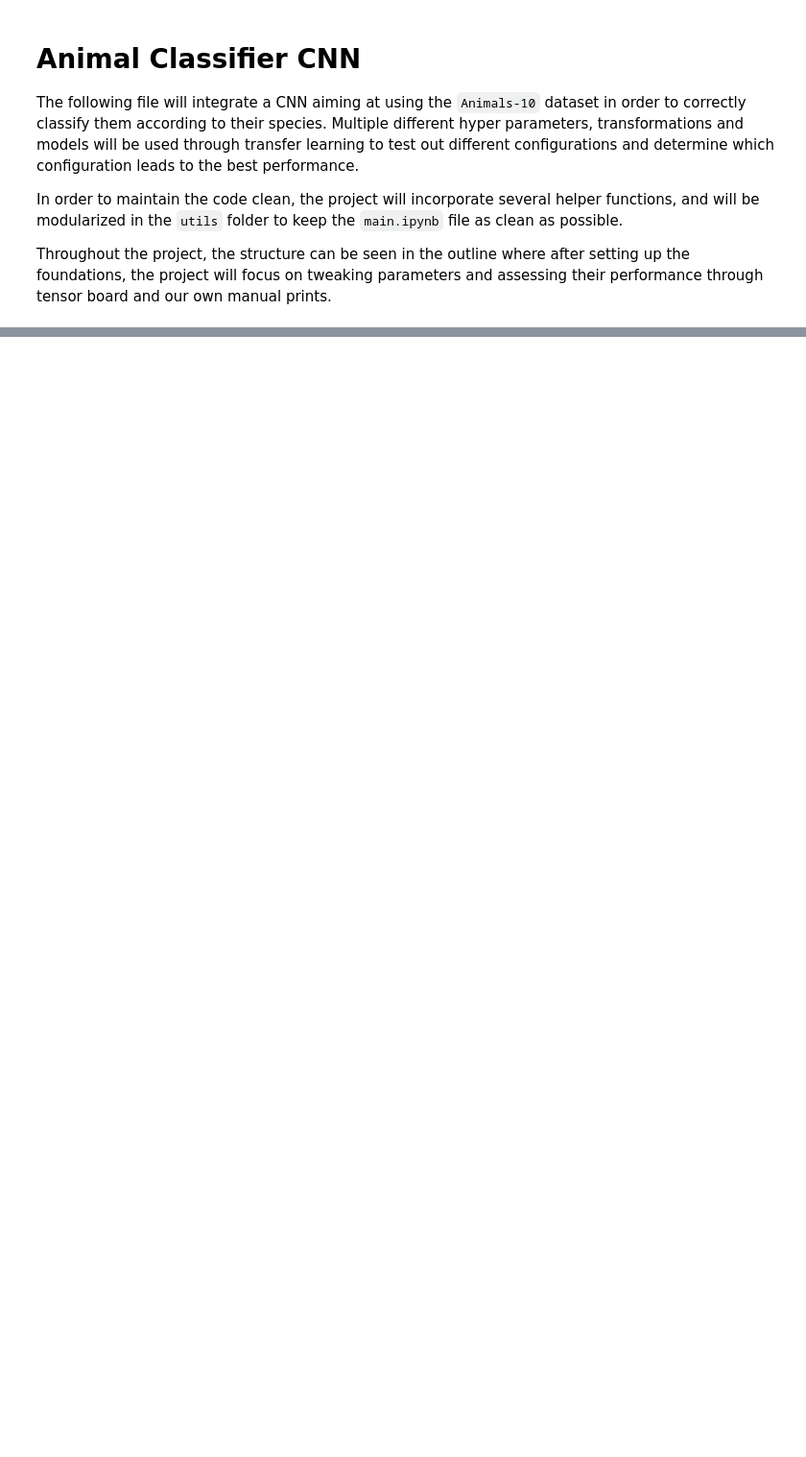
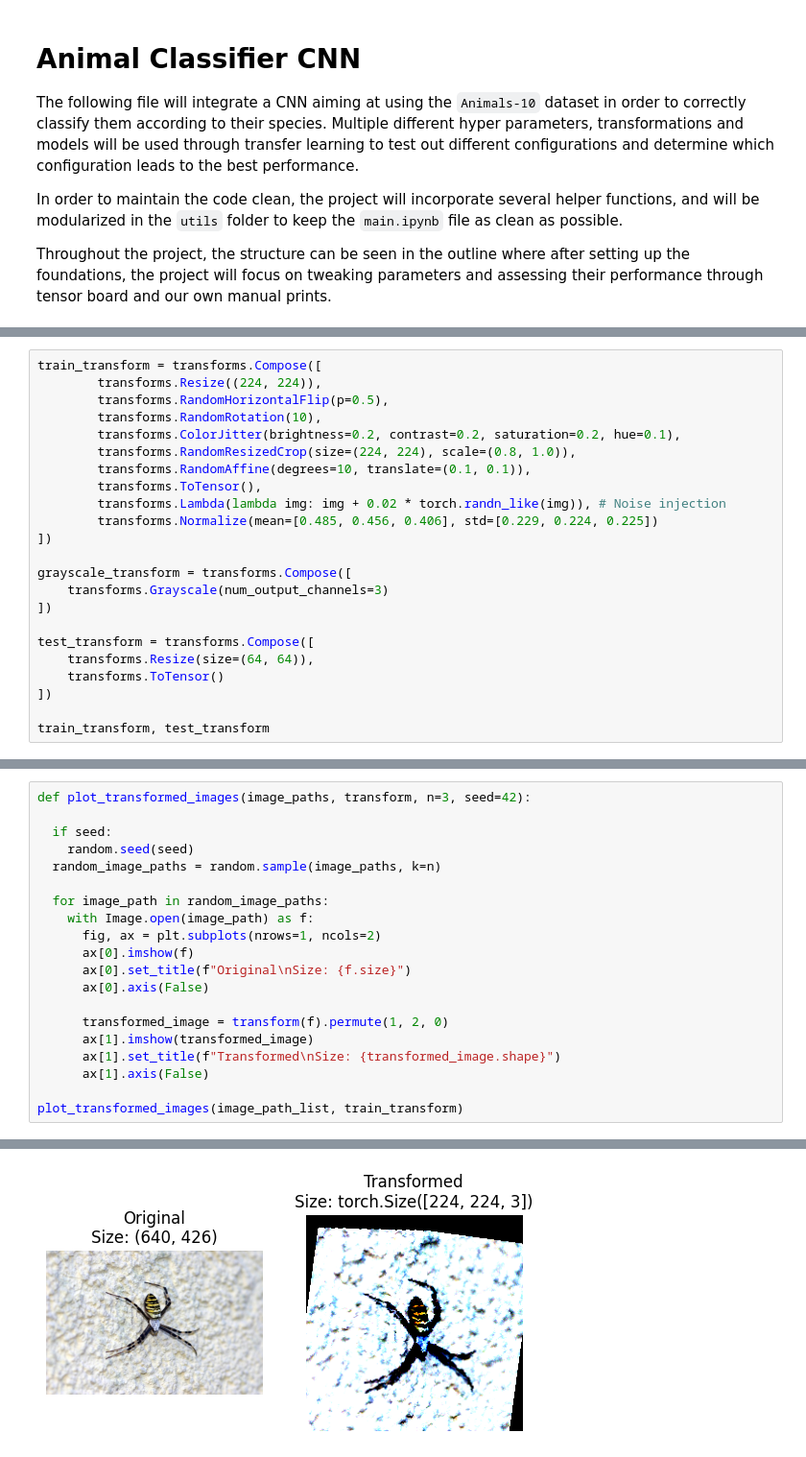
Before and after one commit to Aaron-Serpilin/Animal-Classifier, a Jupyter notebook: main.ipynb, the cells around one changed output, grey strips where cells are left out. Shown at 96% size. Cells and saved outputs as stored; diff of their text form; blank space fills up the shorter version.

```diff
--- a/main.ipynb
+++ b/main.ipynb
@@ -83,0 +175,23 @@ Train and Test sets Ready.
+# %%
+train_transform = transforms.Compose([
+        transforms.Resize((224, 224)),
+        transforms.RandomHorizontalFlip(p=0.5),
+        transforms.RandomRotation(10),
+        transforms.ColorJitter(brightness=0.2, contrast=0.2, saturation=0.2, hue=0.1),
+        transforms.RandomResizedCrop(size=(224, 224), scale=(0.8, 1.0)),
+        transforms.RandomAffine(degrees=10, translate=(0.1, 0.1)),
+        transforms.ToTensor(),
+        transforms.Lambda(lambda img: img + 0.02 * torch.randn_like(img)), # Noise injection
+        transforms.Normalize(mean=[0.485, 0.456, 0.406], std=[0.229, 0.224, 0.225])
+])
+
+grayscale_transform = transforms.Compose([
+    transforms.Grayscale(num_output_channels=3)
+])
+
+test_transform = transforms.Compose([
+    transforms.Resize(size=(64, 64)),
+    transforms.ToTensor()
+])
+
+train_transform, test_transform
@@ -83,0 +214,21 @@ Train and Test sets Ready.
+# %%
+def plot_transformed_images(image_paths, transform, n=3, seed=42):
+
+  if seed:
+    random.seed(seed)
+  random_image_paths = random.sample(image_paths, k=n)
+
+  for image_path in random_image_paths:
+    with Image.open(image_path) as f:
+      fig, ax = plt.subplots(nrows=1, ncols=2)
+      ax[0].imshow(f)
+      ax[0].set_title(f"Original\nSize: {f.size}")
+      ax[0].axis(False)
+
+      transformed_image = transform(f).permute(1, 2, 0)
+      ax[1].imshow(transformed_image)
+      ax[1].set_title(f"Transformed\nSize: {transformed_image.shape}")
+      ax[1].axis(False)
+
+plot_transformed_images(image_path_list, train_transform)
+# %% [output]
@@ -83,0 +238 @@ Train and Test sets Ready.
+[figure, added]
```
Also changed, not shown: parts of 17 cells of this notebook.
